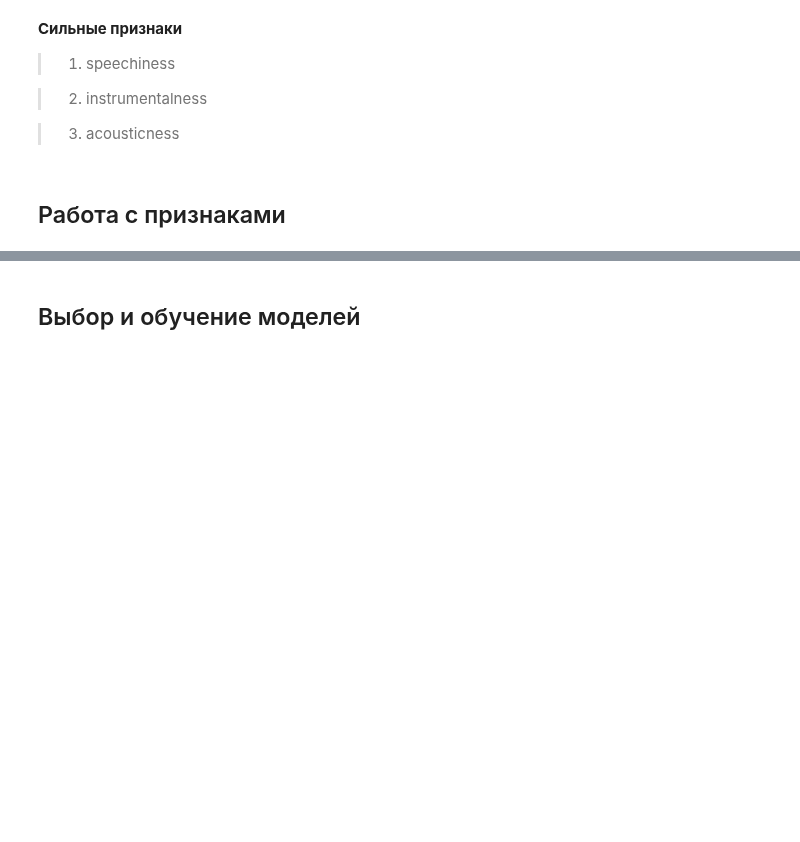
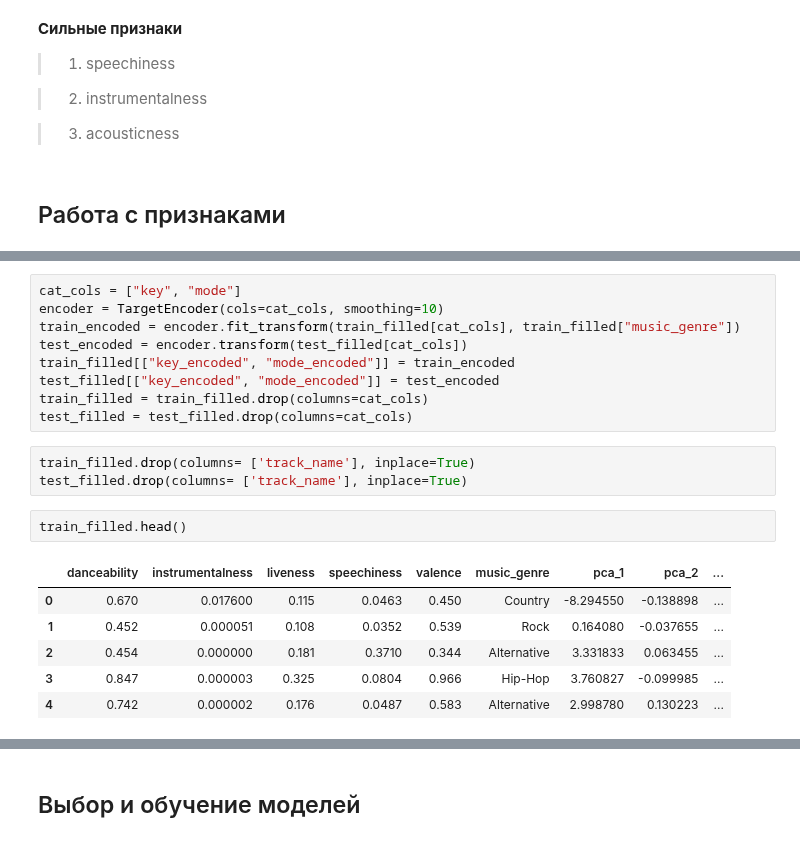
Before and after one commit to iZemenkov/HSE-ML-TEAM-4, a Jupyter notebook: Project_Music_genre_prediction.ipynb, the cells around one changed output, grey strips where cells are left out. Cells and saved outputs as stored; diff of their text form; blank space fills up the shorter version.

```diff
--- a/Project_Music_genre_prediction.ipynb
+++ b/Project_Music_genre_prediction.ipynb
@@ -533,0 +592,21 @@ plt.show()
+# %%
+cat_cols = ["key", "mode"]
+encoder = TargetEncoder(cols=cat_cols, smoothing=10)
+train_encoded = encoder.fit_transform(train_filled[cat_cols], train_filled["music_genre"])
+test_encoded = encoder.transform(test_filled[cat_cols])
+train_filled[["key_encoded", "mode_encoded"]] = train_encoded
+test_filled[["key_encoded", "mode_encoded"]] = test_encoded
+train_filled = train_filled.drop(columns=cat_cols)
+test_filled = test_filled.drop(columns=cat_cols)
+# %%
+train_filled.drop(columns= ['track_name'], inplace=True)
+test_filled.drop(columns= ['track_name'], inplace=True)
+# %%
+train_filled.head()
+# %% [output]
+|  | danceability | instrumentalness | liveness | speechiness | valence | music_genre | pca_1 | pca_2 | ... |
+| 0 | 0.670 | 0.017600 | 0.115 | 0.0463 | 0.450 | Country | -8.294550 | -0.138898 | ... |
+| 1 | 0.452 | 0.000051 | 0.108 | 0.0352 | 0.539 | Rock | 0.164080 | -0.037655 | ... |
+| 2 | 0.454 | 0.000000 | 0.181 | 0.3710 | 0.344 | Alternative | 3.331833 | 0.063455 | ... |
+| 3 | 0.847 | 0.000003 | 0.325 | 0.0804 | 0.966 | Hip-Hop | 3.760827 | -0.099985 | ... |
+| 4 | 0.742 | 0.000002 | 0.176 | 0.0487 | 0.583 | Alternative | 2.998780 | 0.130223 | ... |
```
Also changed, not shown: parts of 19 cells of this notebook.
